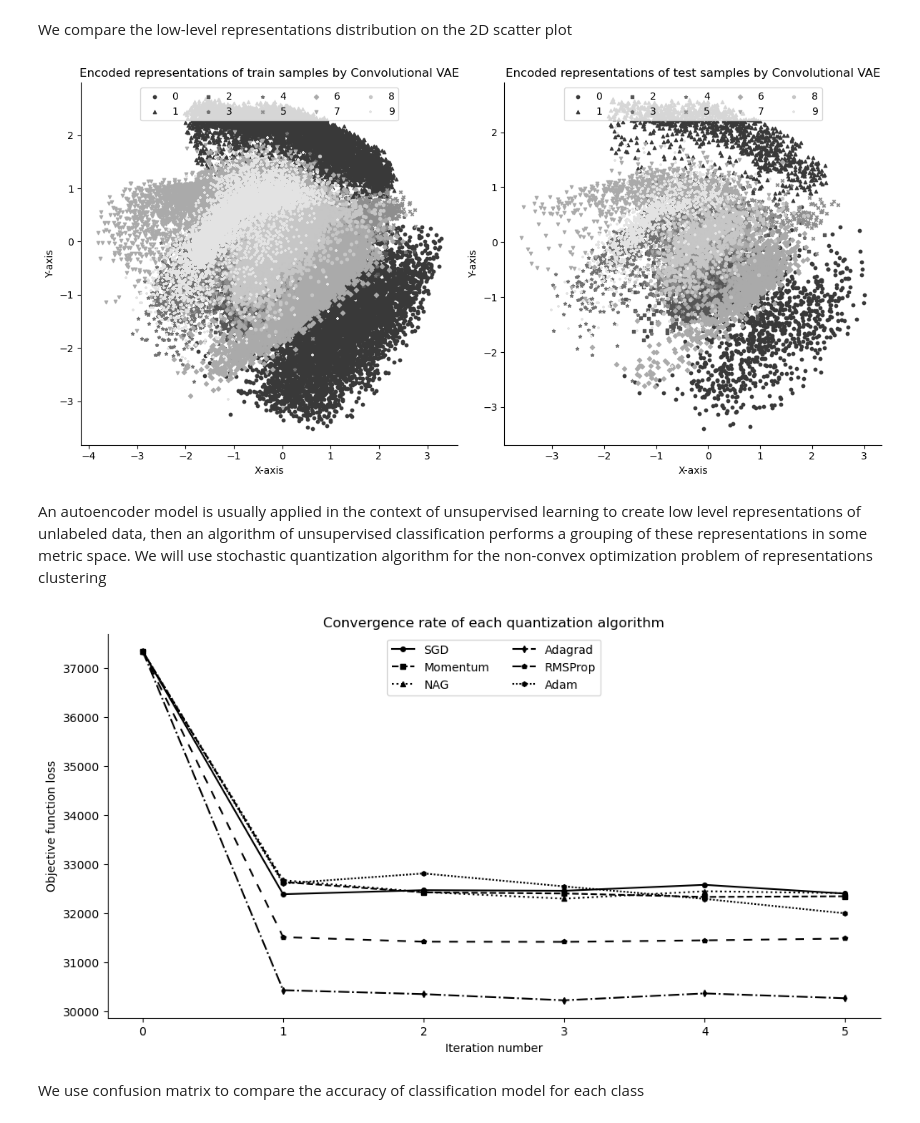
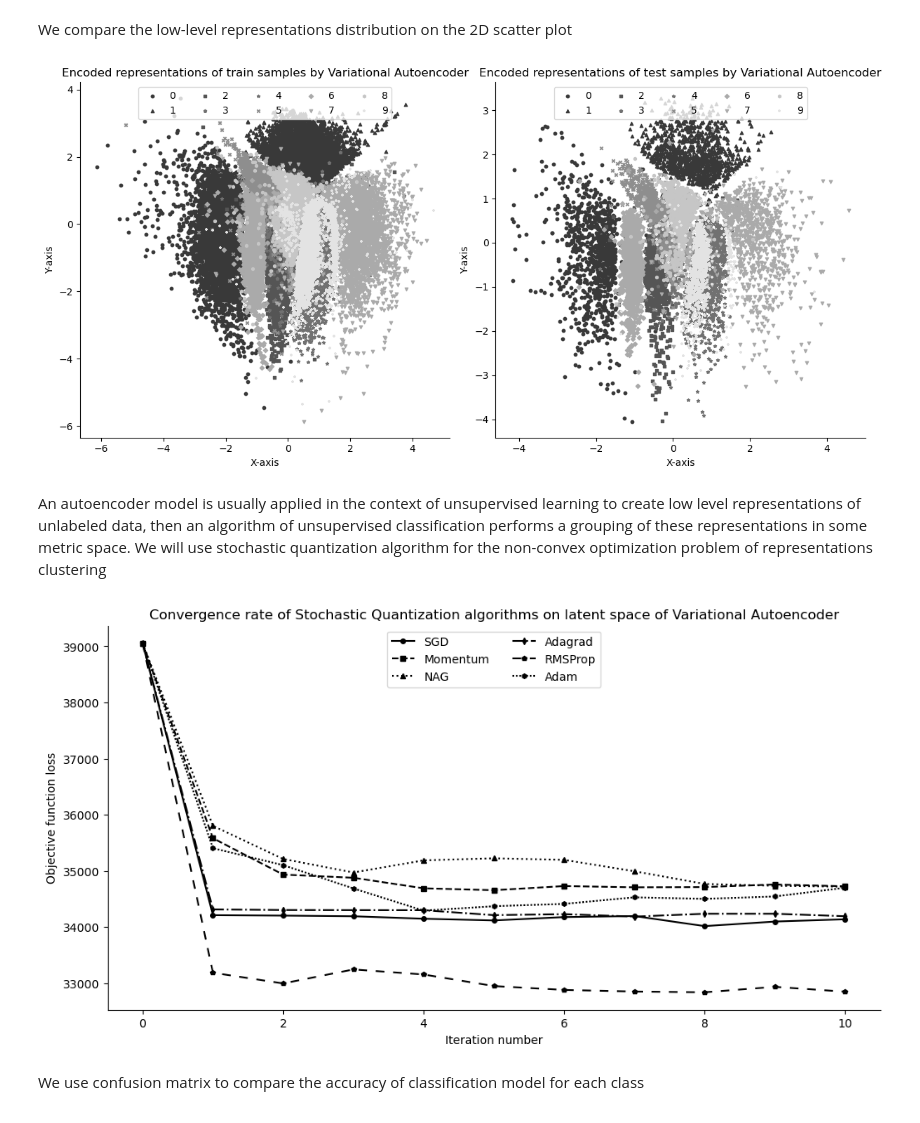
Before and after one commit to kaydotdev/stochastic-quantization, a Jupyter notebook: code/notebooks/vae.ipynb, the cells around one changed output. Cells and saved outputs as stored; diff of their text form; code cells hidden in the pictures.

Commit message:
feat(notebooks): autoencoders with extra layers

```diff
--- a/code/notebooks/vae.ipynb
+++ b/code/notebooks/vae.ipynb
@@ -49,8 +49,8 @@ We will use MNIST dataset of handwritten digits
 # %%
 EPOCHS = 50
 
-BATCH_TRAIN = 1024
-BATCH_TEST = 1024
+BATCH_TRAIN = 512
+BATCH_TEST = 512
 DATA_DIR = '../../data/'
 RESULTS_DIR = '../../results/'
 
@@ -100,29 +100,43 @@ class ConvVAE(nn.Module):
         self.encoder = nn.Sequential(
             nn.Conv2d(1, 32, kernel_size=3, stride=2, padding=1),
             nn.ELU(),
+
             nn.Conv2d(32, 64, kernel_size=3, stride=2, padding=1),
+            nn.ELU(),
+
+            nn.Conv2d(64, 128, kernel_size=3, stride=2, padding=1),
             nn.ELU(),
 
             nn.Flatten(),
 
-            nn.Linear(64 * 7 * 7, 1000),
+            nn.Linear(128 * 4 * 4, 1024),
+            nn.ELU(),
+
+            nn.Linear(1024, 256),
             nn.ELU(),
         )
 
-        self.fc_mu = nn.Linear(1000, latent_dim)
-        self.fc_logvar = nn.Linear(1000, latent_dim)
+        self.fc_mu = nn.Linear(256, latent_dim)
+        self.fc_logvar = nn.Linear(256, latent_dim)
 
         # Decoder
-        self.decoder_input = nn.Linear(latent_dim, 1000)
+        self.decoder_input = nn.Linear(latent_dim, 256)
 
         self.decoder = nn.Sequential(
-            nn.Linear(1000, 64 * 7 * 7),
+            nn.Linear(256, 1024),
             nn.ELU(),
 
-            nn.Unflatten(1, (64, 7, 7)),
+            nn.Linear(1024, 128 * 4 * 4),
+            nn.ELU(),
+
+            nn.Unflatten(1, (128, 4, 4)),
+
+            nn.ConvTranspose2d(128, 64, kernel_size=3, stride=2, padding=1),
+            nn.ELU(),
 
             nn.ConvTranspose2d(64, 32, kernel_size=3, stride=2, padding=1, output_padding=1),
             nn.ELU(),
+
             nn.ConvTranspose2d(32, 1, kernel_size=3, stride=2, padding=1, output_padding=1),
             nn.Sigmoid(),
         )
@@ -158,7 +172,7 @@ def vae_loss_function(recon_x, x, mu, logvar, beta=1.0):
 LATENT_DIM = 2
 
 autoenc_model = ConvVAE(latent_dim=LATENT_DIM).to(device)
-optimizer = optim.Adam(autoenc_model.parameters(), lr=1e-4, weight_decay=1e-05)
+optimizer = optim.Adam(autoenc_model.parameters(), lr=1e-3, weight_decay=1e-05)
 
 images, labels = next(iter(test_dataloader))
 fig, axes = plt.subplots(2, row_elements, figsize=(12, 4), tight_layout=True)
@@ -197,7 +211,7 @@ for epoch in range(EPOCHS):
         optimizer.zero_grad()
 
         outputs, mu, logvar = autoenc_model(images)
-        loss = vae_loss_function(outputs, images, mu, logvar, beta=5.0)
+        loss = vae_loss_function(outputs, images, mu, logvar, beta=2.0)
 
         # Backpropagation
         loss.backward()
@@ -331,40 +345,40 @@ for idx, (cls, embeds) in enumerate(train_group_embeds.items()):
 
     ax[0].scatter(embeds[:, 0], embeds[:, 1], color=cls_color, label=cls,
                   alpha=1.0, s=marksize, marker=markers[idx % len(markers)])
 
 ax[0].legend(loc="upper center", ncol=5)
-ax[0].set_title('Encoded representations of train samples by Convolutional VAE')
+ax[0].set_title('Encoded representations of train samples by Variational Autoencoder')
 
 ax[0].set_xlabel('X-axis')
 ax[0].set_ylabel('Y-axis')
 
 ax[0].spines['top'].set_visible(False)
 ax[0].spines['right'].set_visible(False)
 
 for idx, (cls, embeds) in enumerate(test_group_embeds.items()):
     cls_color = markers_color(markers_color_range[idx])
 
     ax[1].scatter(embeds[:, 0], embeds[:, 1], color=cls_color, label=cls, alpha=1.0,
                   s=marksize, marker=markers[idx % len(markers)])
 
 ax[1].legend(loc="upper center", ncol=5)
-ax[1].set_title('Encoded representations of test samples by Convolutional VAE')
+ax[1].set_title('Encoded representations of test samples by Variational Autoencoder')
 
 ax[1].set_xlabel('X-axis')
 ax[1].set_ylabel('Y-axis')
 
 ax[1].spines['top'].set_visible(False)
 ax[1].spines['right'].set_visible(False)
 
 fig.patch.set_facecolor('white')
 
 plt.show()
 # %% [output]
-[figure, old version]
+[figure, new version]
 # %% [markdown]
 An autoencoder model is usually applied in the context of unsupervised learning to create low level representations of unlabeled data, then an algorithm of unsupervised classification performs a grouping of these representations in some metric space. We will use stochastic quantization algorithm for the non-convex optimization problem of representations clustering
 # %%
-SQ_ITERS = 5
+SQ_ITERS = 10
 
 sq_algorithms = {
     "SGD": sq.StochasticQuantization(sq_optim.SGDOptimizer(), n_clusters=10, max_iter=SQ_ITERS,
@@ -396,13 +410,13 @@ for idx, (name, alg) in enumerate(sq_algorithms.items()):
 ax.spines['top'].set_visible(False)
 ax.spines['right'].set_visible(False)
 
-plt.title("Convergence rate of each quantization algorithm")
+plt.title("Convergence rate of Stochastic Quantization algorithms on latent space of Variational Autoencoder")
 plt.xlabel('Iteration number')
 plt.ylabel('Objective function loss')
 plt.legend(loc="upper center", ncol=2)
 plt.show()
 # %% [output]
-[figure, old version]
+[figure, new version]
 # %% [markdown]
 We use confusion matrix to compare the accuracy of classification model for each class
 # %%
```
Also changed, not shown: parts of 6 cells of this notebook, 2 other files.
